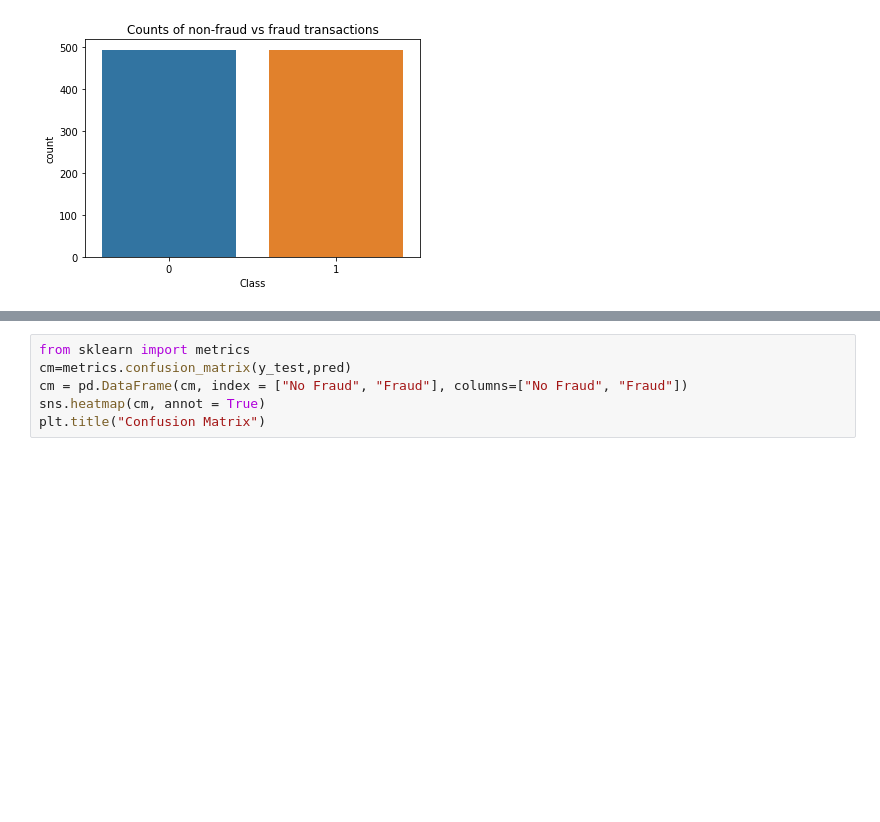
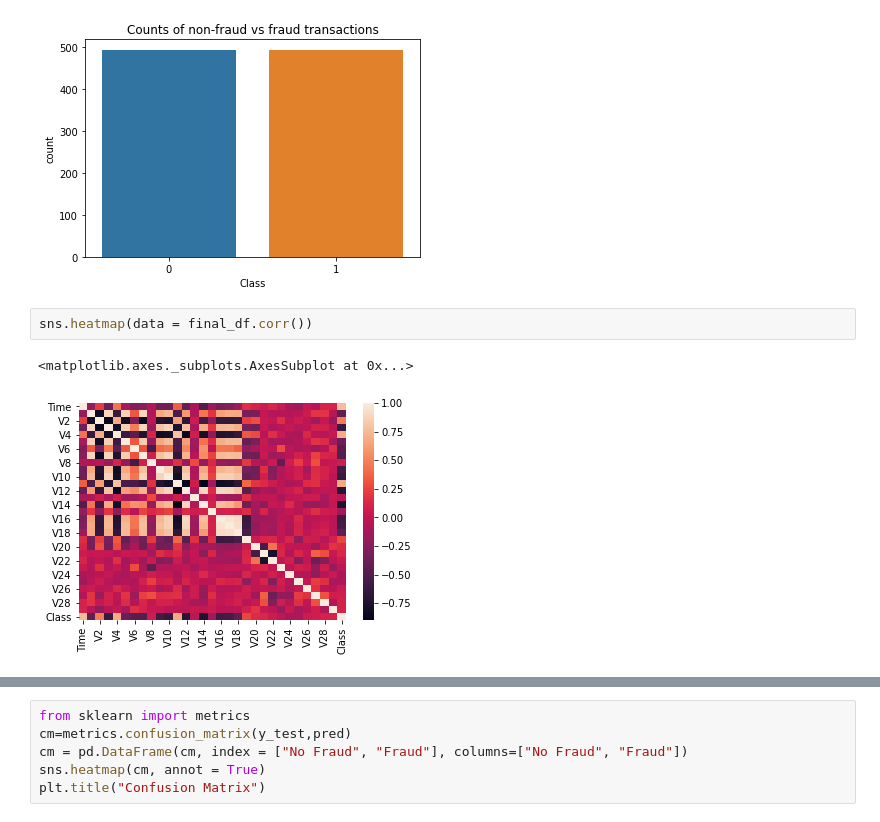
Before and after one commit to EbsHirani/CreditCardFraudDetector, a Jupyter notebook: credit_card_fraud.ipynb, the cells around one changed output, grey strips where cells are left out. Saved outputs shown, nothing was run; the diff lists cells and outputs as text; blank space fills up the shorter version.

```diff
--- a/credit_card_fraud.ipynb
+++ b/credit_card_fraud.ipynb
@@ -70,3 +82,8 @@ plt.title("Counts of non-fraud vs fraud transactions")
 # %% [output]
 Text(0.5, 1.0, 'Counts of non-fraud vs fraud transactions')
 [figure]
+# %%
+sns.heatmap(data = final_df.corr())
+# %% [output]
+<matplotlib.axes._subplots.AxesSubplot at 0x...>
+[figure, added]
```
Also changed, not shown: parts of 37 cells of this notebook.
